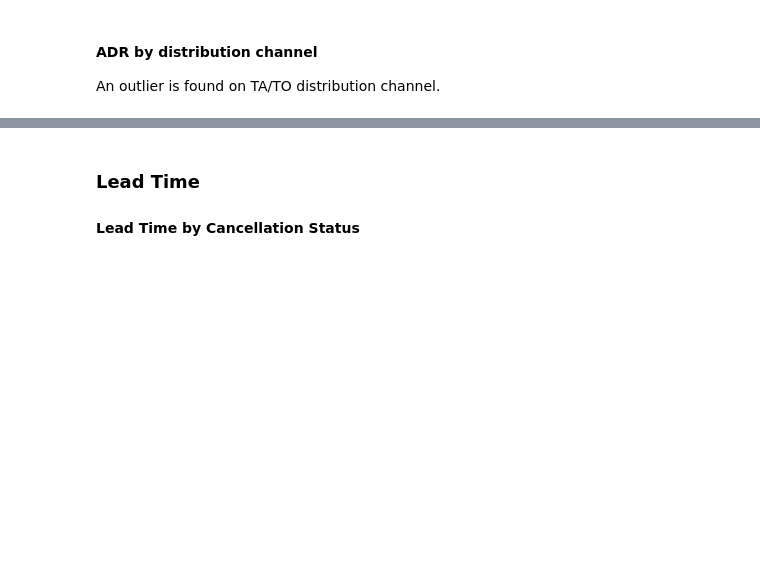
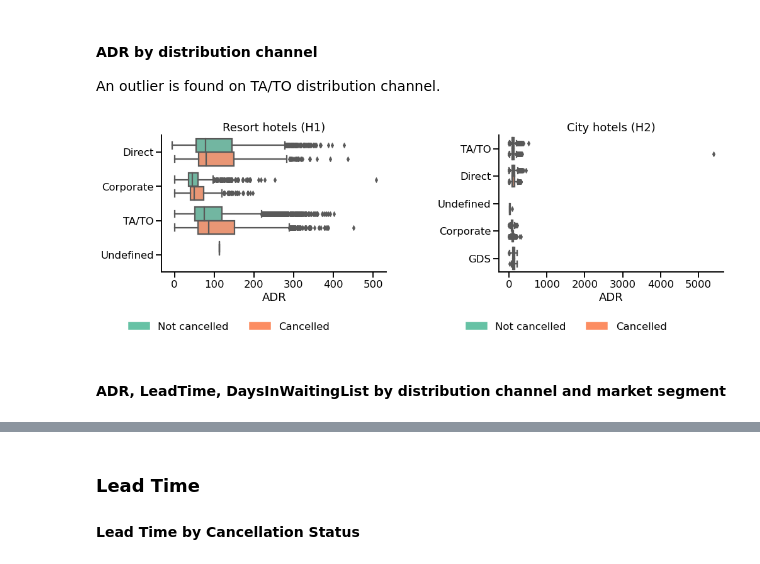
Before and after one commit to elvyna/hotel-booking-cancellation, a Jupyter notebook: 0-business-data-understanding.ipynb, the cells around one changed output, grey strips where cells are left out. Drawn from its saved outputs; the diff is of its cells as text; code cells hidden in the pictures; blank space fills up the shorter version.

Commit message:
Finish data exploration part

```diff
--- a/0-business-data-understanding.ipynb
+++ b/0-business-data-understanding.ipynb
@@ -420,3 +425,59 @@ sns.despine();
 #### ADR by distribution channel
 
 An outlier is found on TA/TO distribution channel.
+# %%
+import matplotlib.patches as mpatches
+
+f, ax = plt.subplots(figsize = (16,4), ncols = 2)
+plt.subplots_adjust(wspace = .5)
+
+COLOR_PALETTE = 'Set2'
+patch_setting = [
+    mpatches.Patch(color = sns.color_palette(COLOR_PALETTE)[0]),
+    mpatches.Patch(color = sns.color_palette(COLOR_PALETTE)[1])
+]
+
+sns.boxplot(
+    data = df_h1.select(['DistributionChannel','IsCanceled','ADR']).toPandas(),
+    y = 'DistributionChannel',
+    x = 'ADR',
+    orient = 'h',
+    hue = 'IsCanceled',
+    palette = COLOR_PALETTE,
+    ax = ax[0]
+)
+ax[0].set_title("Resort hotels (H1)")
+ax[0].set_ylabel('')
+ax[0].legend(
+    loc = 'lower center',
+    handles = patch_setting,
+    labels = ['Not cancelled','Cancelled'],
+    bbox_to_anchor = [0.3,-.5],
+    ncol = 2,
+    frameon = False
+)
+
+sns.boxplot(
+    data = df_h2.select(['DistributionChannel','IsCanceled','ADR']).toPandas(),
+    y = 'DistributionChannel',
+    x = 'ADR',
+    orient = 'h',
+    hue = 'IsCanceled',
+    palette = COLOR_PALETTE,
+    ax = ax[1]
+)
+ax[1].set_title("City hotels (H2)")
+ax[1].set_ylabel('')
+ax[1].legend(
+    loc = 'lower center',
+    handles = patch_setting,
+    labels = ['Not cancelled','Cancelled'],
+    bbox_to_anchor = [0.3,-.5],
+    ncol = 2,
+    frameon = False
+)
+sns.despine();
+# %% [output]
+[figure, added]
+# %% [markdown]
+#### ADR, LeadTime, DaysInWaitingList by distribution channel and market segment
```
Also changed, not shown: parts of 13 cells of this notebook.
